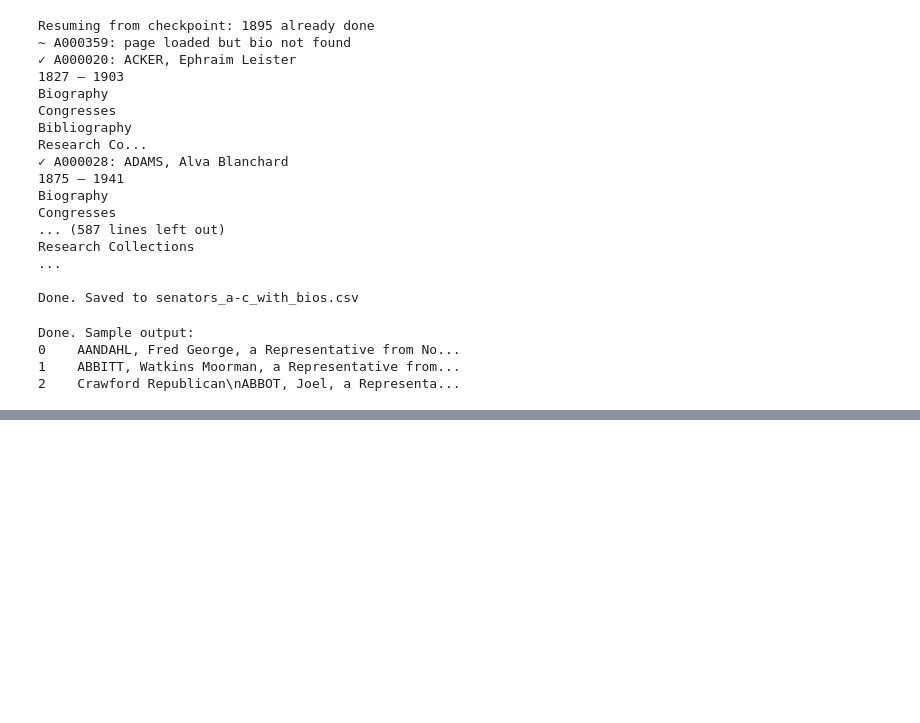
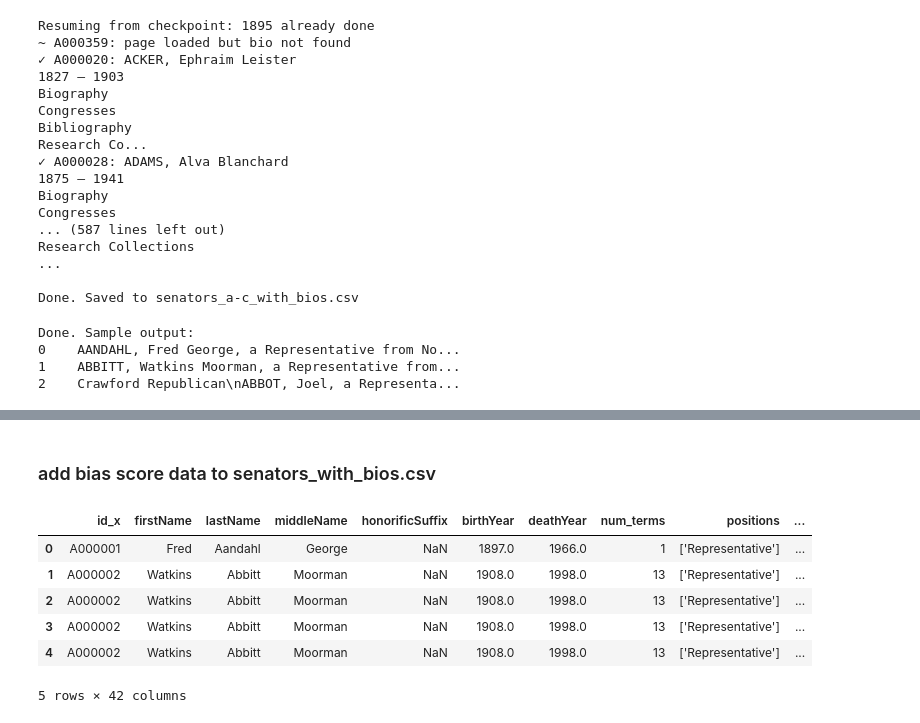
Before and after one commit to maddyjin/ds4420project, a Jupyter notebook: eda/senator_data_clean.ipynb, the cells around one changed output, grey strips where cells are left out. Cells and saved outputs as stored; diff of their text form; code cells hidden in the pictures; blank space fills up the shorter version.

Commit message:
Adding ideology scores

```diff
--- a/eda/senator_data_clean.ipynb
+++ b/eda/senator_data_clean.ipynb
@@ -163,0 +171,8 @@ Done. Sample output:
+# %%
+# concatenate dataframes
+files = sorted(glob.glob('../data/senators/senators_*_with_bios.csv'))
+combined_df = pd.concat([pd.read_csv(f) for f in files], ignore_index=True)
+combined_df = combined_df.drop_duplicates(subset='id')
+
+print(f"Total senators: {len(combined_df)}")
+combined_df.head()
@@ -163,0 +187,27 @@ Done. Sample output:
+# %% [markdown]
+### add bias score data to senators_with_bios.csv
+# %%
+# load ideology score files
+nominate = pd.read_csv('../data/ideology_scores/nominate.csv')
+govtrack  = pd.read_csv('../data/ideology_scores/govtrack.csv')
+# %%
+# finalized df
+final_df = combined_df.merge(
+    nominate, left_on='id', right_on='bioguide_id', how='left'
+).drop(columns='bioguide_id')
+
+final_df = final_df.merge(
+    govtrack, left_on='id', right_on='bioguide_id', how='left'
+).drop(columns='bioguide_id')
+
+final_df.to_csv('../data/senators/senators_final.csv', index=False)
+# %%
+final_df.head()
+# %% [output]
+|  | id_x | firstName | lastName | middleName | honorificSuffix | birthYear | deathYear | num_terms | positions | ... |
+| 0 | A000001 | Fred | Aandahl | George | NaN | 1897.0 | 1966.0 | 1 | ['Representative'] | ... |
+| 1 | A000002 | Watkins | Abbitt | Moorman | NaN | 1908.0 | 1998.0 | 13 | ['Representative'] | ... |
+| 2 | A000002 | Watkins | Abbitt | Moorman | NaN | 1908.0 | 1998.0 | 13 | ['Representative'] | ... |
+| 3 | A000002 | Watkins | Abbitt | Moorman | NaN | 1908.0 | 1998.0 | 13 | ['Representative'] | ... |
+| 4 | A000002 | Watkins | Abbitt | Moorman | NaN | 1908.0 | 1998.0 | 13 | ['Representative'] | ... |
+5 rows × 42 columns
```
Also changed, not shown: parts of 10 cells of this notebook, 11 other files.
